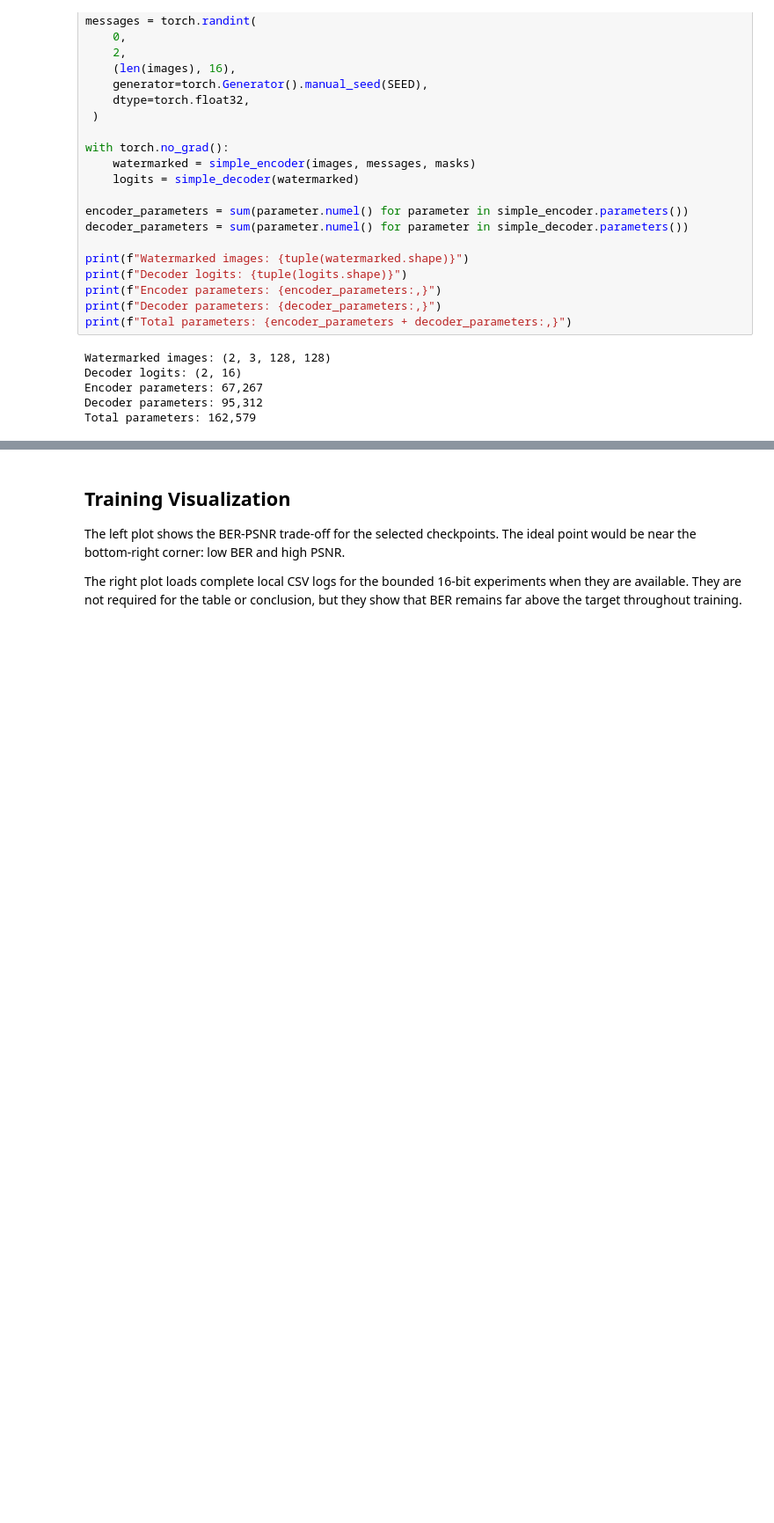
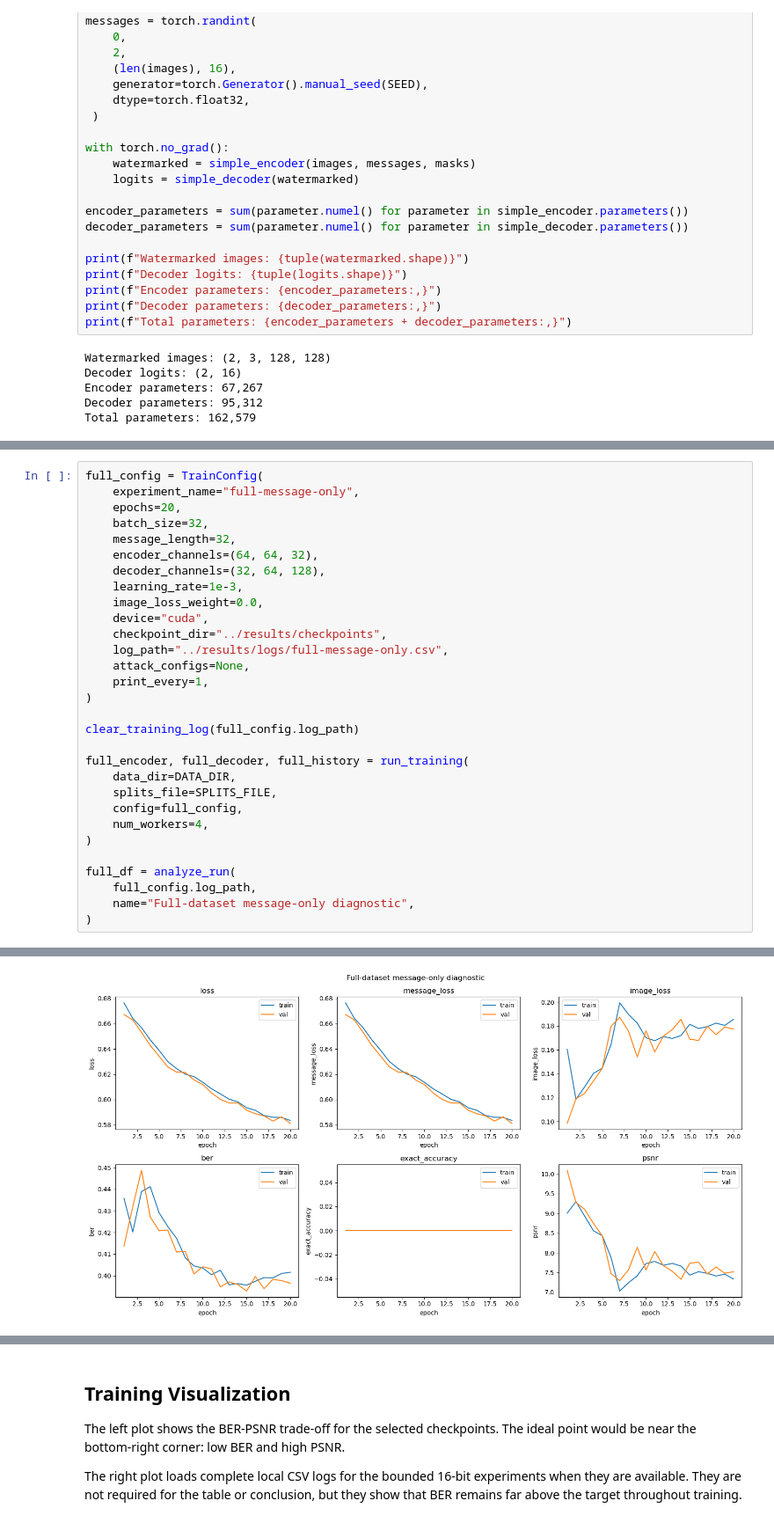
Before and after one commit to DavidT01/DeepImageWatermarking, a Jupyter notebook: notebooks/02_simple_architecture_baseline.ipynb, the cells around one changed output, grey strips where cells are left out. Shown at 88% size. Cells and saved outputs as stored; diff of their text form; blank space fills up the shorter version.

```diff
--- a/notebooks/02_simple_architecture_baseline.ipynb
+++ b/notebooks/02_simple_architecture_baseline.ipynb
@@ -356,0 +425,31 @@ baseline_results.round(4)
+# %%
+full_config = TrainConfig(
+    experiment_name="full-message-only",
+    epochs=20,
+    batch_size=32,
+    message_length=32,
+    encoder_channels=(64, 64, 32),
+    decoder_channels=(32, 64, 128),
+    learning_rate=1e-3,
+    image_loss_weight=0.0,
+    device="cuda",
+    checkpoint_dir="../results/checkpoints",
+    log_path="../results/logs/full-message-only.csv",
+    attack_configs=None,
+    print_every=1,
+)
+
+clear_training_log(full_config.log_path)
+
+full_encoder, full_decoder, full_history = run_training(
+    data_dir=DATA_DIR,
+    splits_file=SPLITS_FILE,
+    config=full_config,
+    num_workers=4,
+)
+
+full_df = analyze_run(
+    full_config.log_path,
+    name="Full-dataset message-only diagnostic",
+)
+# %% [output]
@@ -356,0 +473 @@ baseline_results.round(4)
+[figure, added]
```
Also changed, not shown: parts of 44 cells of this notebook.
